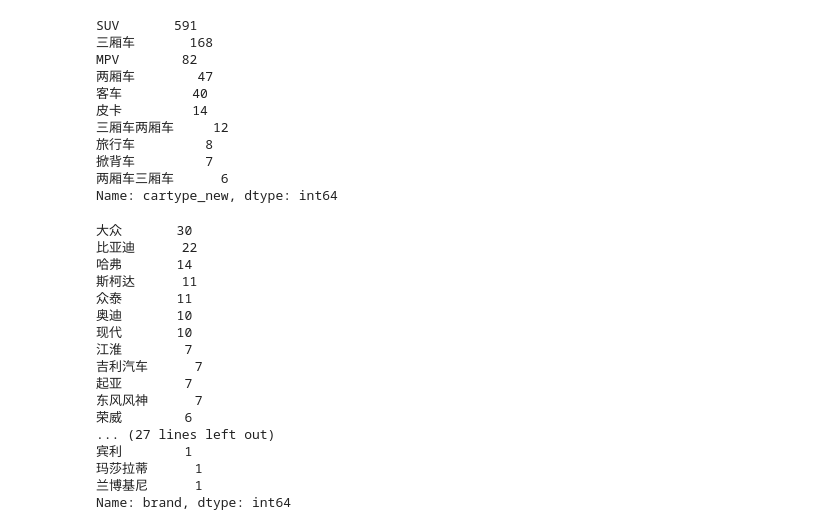
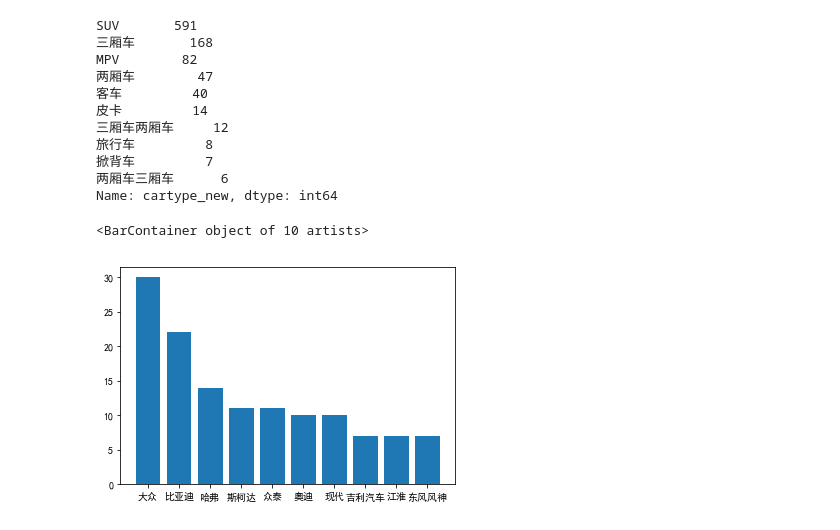
Before and after one commit to north-jewel/data_analysis, a Jupyter notebook: homework/Alex-赵鑫荣/1217_weektest_pcauto_analysis.ipynb, the cells around one changed output. Saved outputs shown, nothing was run; the diff lists cells and outputs as text; code cells hidden in the pictures.

```diff
--- a/homework/Alex-赵鑫荣/1217_weektest_pcauto_analysis.ipynb
+++ b/homework/Alex-赵鑫荣/1217_weektest_pcauto_analysis.ipynb
@@ -29,20 +29,32 @@ Int64Index([], dtype='int64')
 # %%
 #处理汽车排量这一列，取出排量的数值，如果是区间：就取中间数、
 regex = '\d+'
-displace_list = []
+displace_max = []
+displace_min = []
 for i in df['displacement']:
 #     for x in eval(i):
     i = eval(i)
     i.sort()
     if len(i) == 1:
         if i[0] == '纯电动':
-            displace_list.append(0)
+            displace_max.append(0)
+            displace_min.append(0)
         else:
-            displace_list.append(i[0].replace('L','').replace('T',''))
+            displace_max.append(i[0].replace('L','').replace('T',''))
+            displace_min.append(i[0].replace('L','').replace('T',''))
     else:
         if i[-1] == '纯电动':
-            displace_list.append(i[-2].replace('L','').replace('T',''))
+            displace_max.append(i[-2].replace('L','').replace('T',''))
+            displace_min.append(0)
         else:
-            displace_list.append(i[-1].replace('L','').replace('T',''))
+            displace_max.append(i[-1].replace('L','').replace('T',''))
+            displace_min.append(i[0].replace('L','').replace('T',''))
 
-df['displace_max']=displace_list
+df['displace_max']=displace_max
+df['displace_min']=displace_min
+# %%
+regex = '[0-9]*\.?[0-9]+'
+df['dis_regex'] = df['displacement'].str.findall(regex)
+df['d_max'] = df['dis_regex'].apply(lambda x:float(max(x)) if len(x)>0 else 0)
+df['d_min'] = df['dis_regex'].apply(lambda x:float(min(x)) if len(x)>0 else 0)
+df.drop('dis_regex',axis=1,inplace =True)
@@ -152,7 +216,7 @@ average_list = []
 for i in df['officialprice']:
     i_list = i.replace('万','').split('-')
     float_i_list = [float(x)for x in i_list]
-    average_num = sum(float_i_list)/2
+    average_num = float_i_list[-1]
     average_list.append(average_num)
 df['average_price'] = average_list
 # %%
@@ -245,22 +309,9 @@ Name: cartype_new, dtype: int64
 # %%
 #哪些车使用了双离合？   使用双离合最多的厂家都有谁？
 df_gearbox = df[df['gearbox'].str.contains('双离合')]
-df_gearbox['brand'].value_counts()
+gear = df_gearbox['brand'].value_counts().head(10)
+plt.rcParams['font.sans-serif'] = 'SimHei'
+plt.bar(gear.index,gear.values)
 # %% [output]
-大众       30
-比亚迪      22
-哈弗       14
-斯柯达      11
-众泰       11
-奥迪       10
-现代       10
-江淮        7
-吉利汽车      7
-起亚        7
-东风风神      7
-荣威        6
-... (27 lines left out)
-宾利        1
-玛莎拉蒂      1
-兰博基尼      1
-Name: brand, dtype: int64
+<BarContainer object of 10 artists>
+[figure, added]
```
Also changed, not shown: parts of 15 cells of this notebook, 2 other files.
